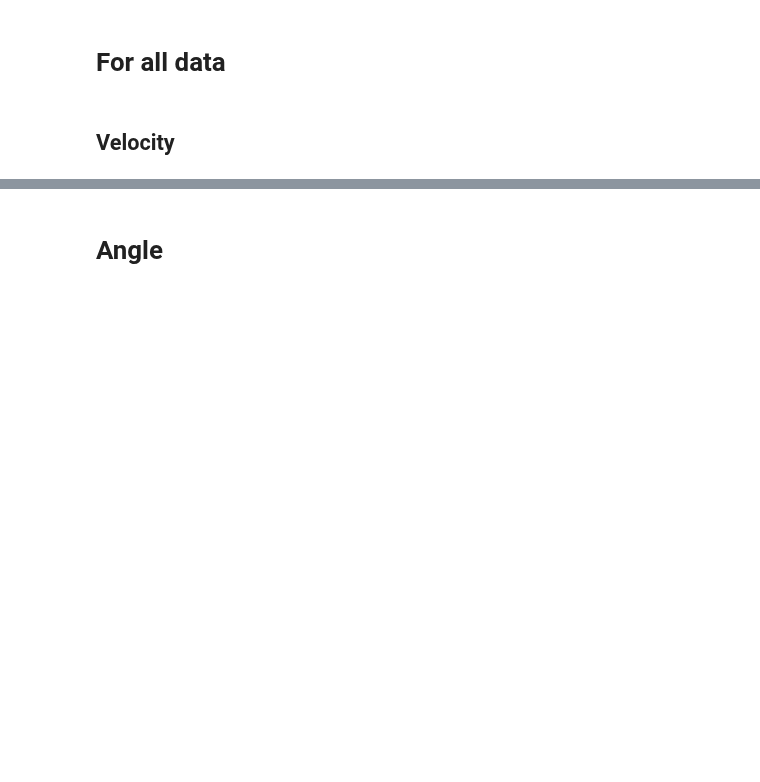
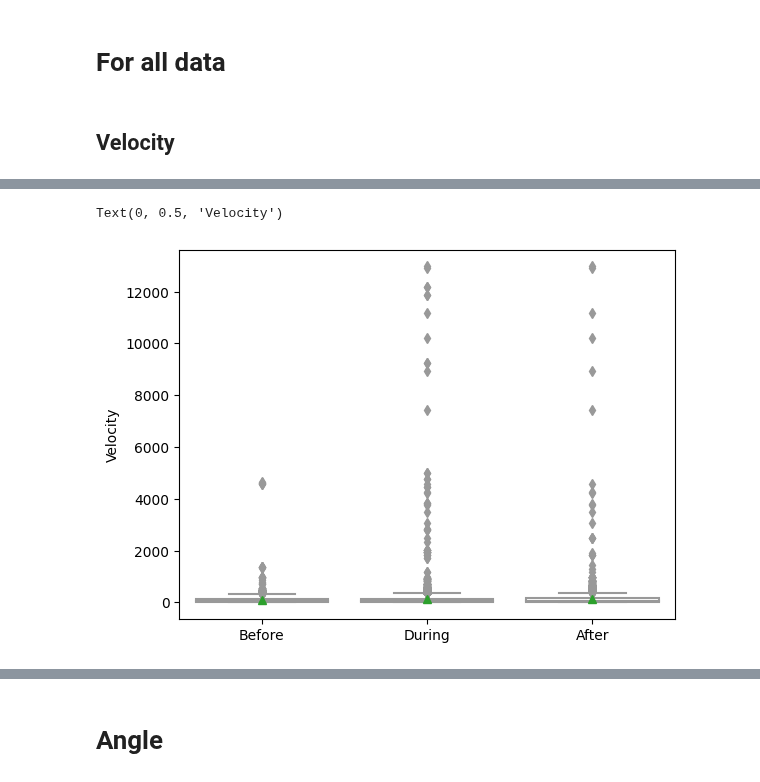
Before and after one commit to sigrunnu/sheep_n_predators, a Jupyter notebook: statistics/AttackBehaviour.ipynb, the cells around one changed output, grey strips where cells are left out. Saved outputs shown, nothing was run; the diff lists cells and outputs as text; code cells hidden in the pictures; blank space fills up the shorter version.

```diff
--- a/statistics/AttackBehaviour.ipynb
+++ b/statistics/AttackBehaviour.ipynb
@@ -228,0 +171,9 @@ Text(0, 0.5, 'Velocity')
+# %%
+ax = sb.boxplot(data=velocity_df,
+                showfliers=True, showmeans=True, color="White")
+ax.set_ylabel('Velocity')
+
+print()
+# %% [output]
+Text(0, 0.5, 'Velocity')
+[figure, added]
```
Also changed, not shown: parts of 31 cells of this notebook, 6 other files.
